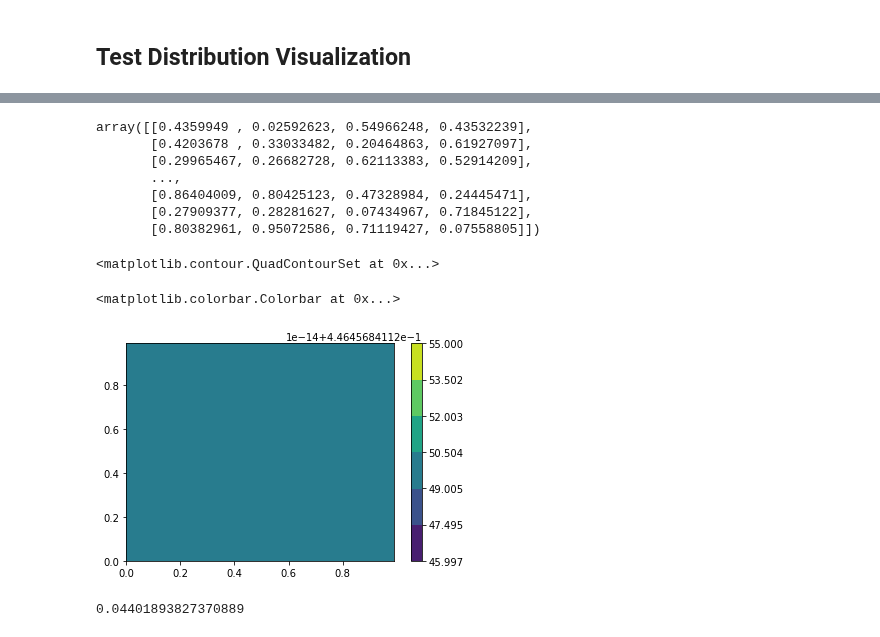
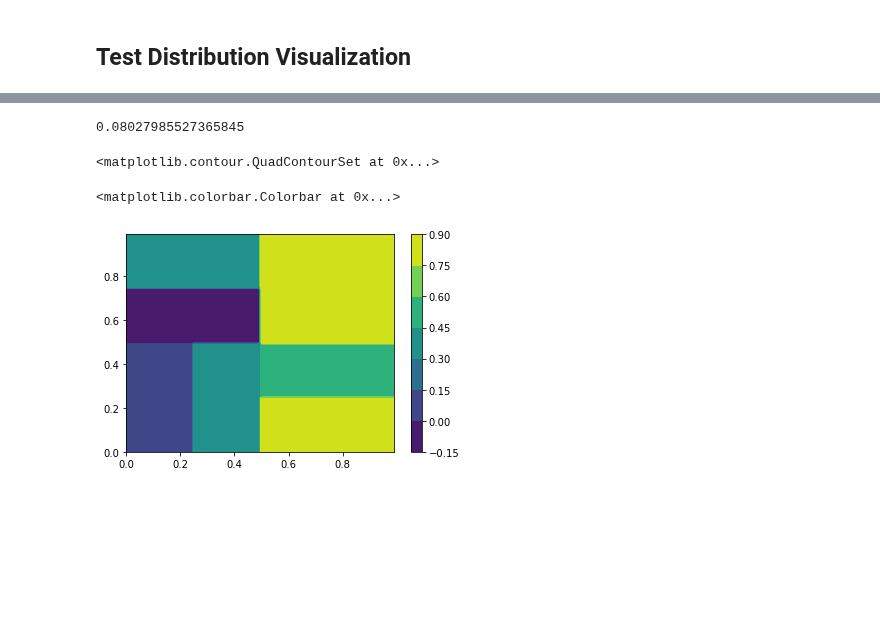
Before and after one commit to Karlmyh/RTER, a Jupyter notebook: test.ipynb, the cells around one changed output, grey strips where cells are left out. Cells and saved outputs as stored; diff of their text form; code cells hidden in the pictures; blank space fills up the shorter version.

```diff
--- a/test.ipynb
+++ b/test.ipynb
@@ -830,39 +19,27 @@ array([0.  , 0.01, 0.02, 0.03, 0.04, 0.05, 0.06, 0.07, 0.08, 0.09, 0.1 ,
-# %%
-X_train
-# %% [output]
-array([[0.4359949 , 0.02592623, 0.54966248, 0.43532239],
-       [0.4203678 , 0.33033482, 0.20464863, 0.61927097],
-       [0.29965467, 0.26682728, 0.62113383, 0.52914209],
-       ...,
-       [0.86404009, 0.80425123, 0.47328984, 0.24445471],
-       [0.27909377, 0.28281627, 0.07434967, 0.71845122],
-       [0.80382961, 0.95072586, 0.71119427, 0.07558805]])
 # %%
 generator=TestDistribution(6).returnDistribution()
 np.random.seed(3)
 X_train,Y_train=generator.generate(1000)
 axis0,axis1 = np.meshgrid(np.arange(0,1,0.01),np.arange(0,1,0.01))
 X_grid = np.array([axis0.ravel(),axis1.ravel()]).T
 model = RegressionTree(estimator="extrapolation_estimator",
                          splitter="maxedge",
                          min_samples_split=30,
-                         max_depth=0,
+                         max_depth=3,
                          order=1,
                          random_state=4,
                          truncate_ratio_low= 0.1,
                          truncate_ratio_up= 0.98)
 model.fit(X_train, Y_train)
 predict_result=model.predict(X_grid).reshape(-1,100)
+np.mean((model.predict(X_grid)-np.mean(X_grid,axis=1))**2)
 plt.contourf(axis0, axis1,predict_result) #,vmin=0,vmax=20)
 plt.colorbar()
 # %% [output]
-<matplotlib.contour.QuadContourSet at 0x...>
+0.08027985527365845
-<matplotlib.colorbar.Colorbar at 0x...>
+<matplotlib.contour.QuadContourSet at 0x...>
+<matplotlib.colorbar.Colorbar at 0x...>
-[figure, old version]
+[figure, new version]
-# %%
-np.mean((model.predict(X_grid)-np.mean(X_grid,axis=1))**2)
-# %% [output]
-0.04401893827370889
 # %%
 from sklearn.ensemble import GradientBoostingRegressor
 
```
Also changed, not shown: parts of 79 cells of this notebook, 8 other files.
